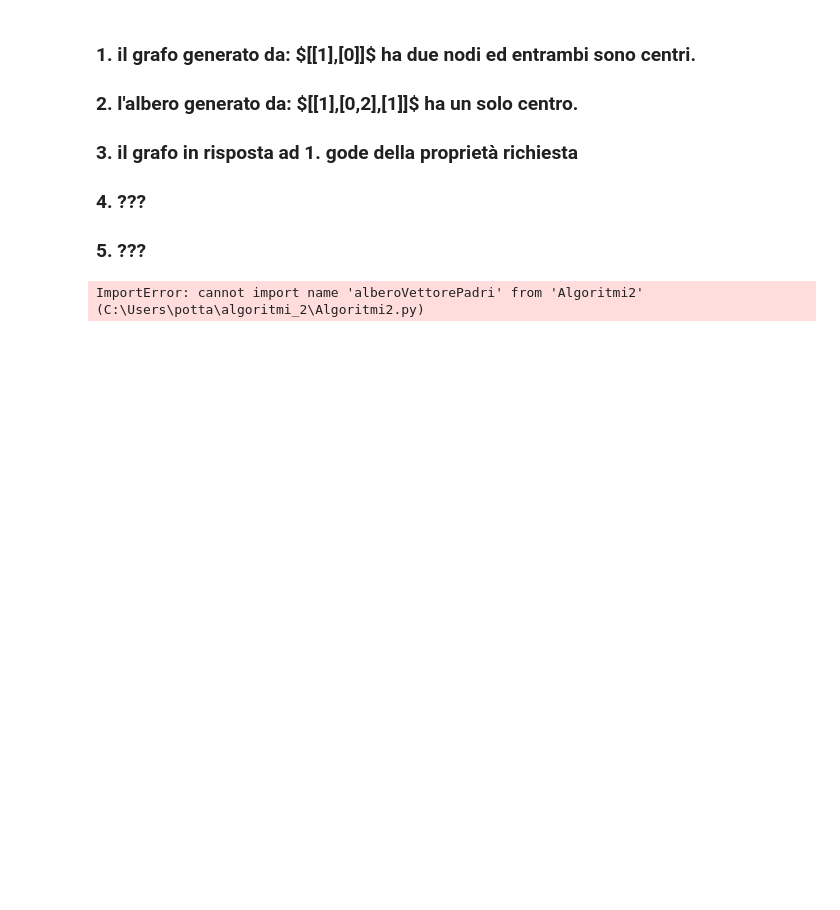
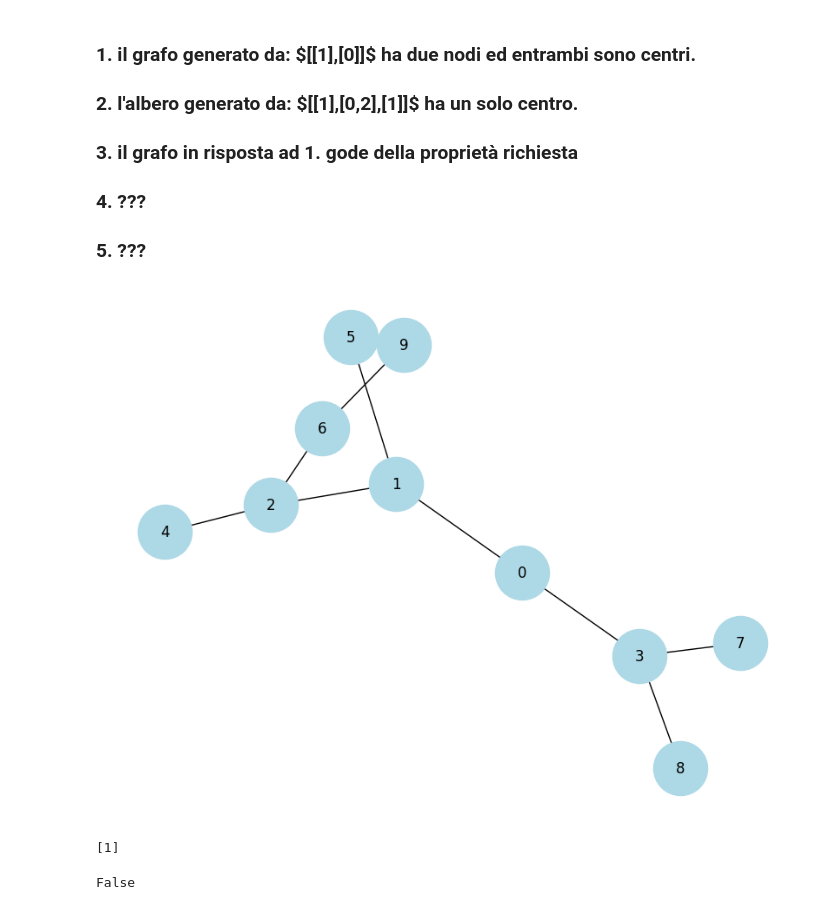
Before and after one commit to pottarino/universita, a Jupyter notebook: Esercizi.ipynb, the cells around one changed output. Cells and saved outputs as stored; diff of their text form; code cells hidden in the pictures; blank space fills up the shorter version.

```diff
--- a/Esercizi.ipynb
+++ b/Esercizi.ipynb
@@ -46,32 +57,55 @@ rappresentato con liste di adiacenza, trova i centri di G in tempo \begin{equati
 ### 4. ???
 ### 5. ???
 # %%
-from Algoritmi2 import alberoVettorePadri
+from Algoritmi2 import alberoListeAdiacenza
 
 def supp1_n2_es2(A, root):
     vettore_distanze = [-1 for _ in range(len(A))]
     da_visitare = [root]
     vettore_distanze[root] = 0
     while da_visitare:
         elemento = da_visitare.pop()
         for vicino in A[elemento]:
             if vettore_distanze[vicino] == -1:
                 vettore_distanze[vicino] = vettore_distanze[elemento] + 1
                 da_visitare.append(vicino)
     return vettore_distanze
 
 def n2_es2(A):
     A.plot()
     eccentricita = [float("inf") for _ in range(len(A))]
     for nodo in range(len(A)):
         ecc = max(supp1_n2_es2(A, nodo))
         eccentricita[nodo] = ecc
-    node, min = 0, eccentricita[0]
+    to_return = []
     for n, e in enumerate(eccentricita):
-        if e < min:
-            node, min = n, e
-    return n
+        if not to_return or e < eccentricita[to_return[0]]:
+            to_return = [n]
+        elif e == eccentricita[to_return[0]]:
+            to_return.append(n)
 
-print(n2_es2(alberoVettorePadri.casuale(10)))
+    return to_return
+
+print(n2_es2(alberoListeAdiacenza.casuale(10)))
 # %% [output]
+[figure, added]
-ImportError: cannot import name 'alberoVettorePadri' from 'Algoritmi2' (C:\Users\potta\algoritmi_2\Algoritmi2.py)
+[1]
+# %%
+def punto_fisso(v, min = None, max = None):
+    if min == None and max == None:
+        min, max = 0, len(v)
+    if min >= max:
+        return False
+    n = (min + max) // 2
+    if v[n] == n:
+        return True
+    elif v[n] > n:
+        return punto_fisso(v, min, n)
+    else:
+        return punto_fisso(v, n + 1, max)
+
+
+v = [-4, -3,5,6,7,8]
+print(punto_fisso(v))
+# %% [output]
+False
```
Also changed, not shown: parts of 6 cells of this notebook, 2 other files.
